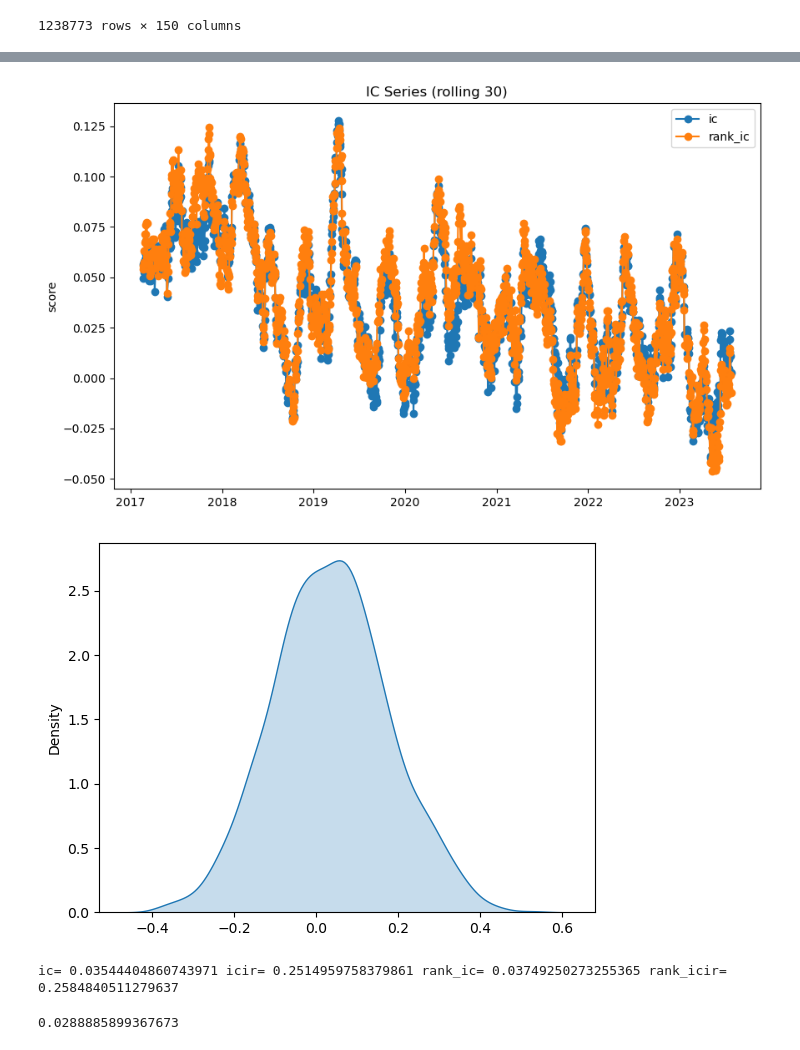
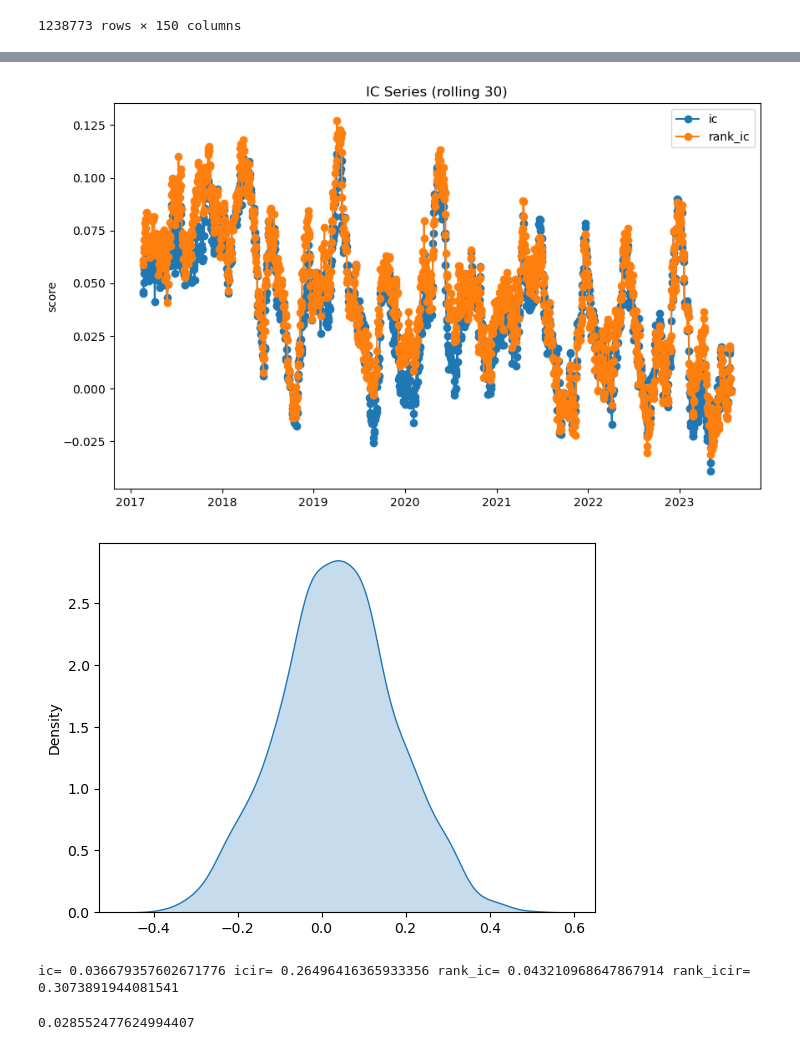
Before and after one commit to HaoningChen/scutquant, a Jupyter notebook: 实践案例/tutorial.ipynb, the cells around one changed output, grey strips where cells are left out. Cells and saved outputs as stored; diff of their text form; code cells hidden in the pictures.

```diff
--- a/实践案例/tutorial.ipynb
+++ b/实践案例/tutorial.ipynb
@@ -82,11 +71,11 @@ split_params = {
         "valid_end_date": "2016-12-31"
     }
 }
-# 按split_params拆分出训练集、验证集和测试集, 并在截面上进行标准化
-result = q.auto_process(X, "label", groupby="instrument", split_params=split_params, select=False, orth=False, clip=5)
+# 使用auto_process按照标准流程进行数据处理, 并按split_params拆分出训练集、验证集和测试集
+result = q.auto_process(X, "label", split_params=split_params)
 
 X_train, y_train, X_valid, y_valid = result["X_train"], result["y_train"], result["X_valid"], result["y_valid"]
-X_test, y_test, ymean, ystd = result["X_test"], result["y_test"], result["ymean"], result["ystd"]
+X_test = result["X_test"]
 # %% [output]
 <class 'pandas.core.frame.DataFrame'>
 MultiIndex: 1238773 entries, (Timestamp('2006-01-04 00:00:00'), '000001.SZ') to (Timestamp('2023-07-25 00:00:00'), '688981.SH')
@@ -121,8 +98,6 @@ model = q.auto_lgbm(X_train, y_train, X_valid, y_valid, early_stopping=50)
 
 pred = model.predict(X_test)
 pred = pd.DataFrame(pred, columns=["predict"], index=X_test.index)
-pred["predict"] += ymean.groupby("datetime").shift(2).fillna(0.0002)  # 为防止数据泄露, 使用滞后2阶的mean和std还原预测值
-pred["predict"] *= ystd.groupby("datetime").shift(2).fillna(0.0189)
-pred.describe()
+report.single_factor_ana(pred.iloc[:, 0])
 # %% [output]
 Training until validation scores don't improve for 50 rounds
@@ -154,15 +121,17 @@ Early stopping, best iteration is:
 # %%
+df_test = df[df.index.isin(pred.index)]
+target = df_test["label"]  # 真实收益率
 # 使用IC评判拟合优度
-ic, icir, rank_ic, rank_icir = q.ic_ana(pred, y_test, groupby='datetime')
+ic, icir, rank_ic, rank_icir = q.ic_ana(pred, target, groupby='datetime')
 print('ic=', ic, 'icir=', icir, 'rank_ic=', rank_ic, 'rank_icir=', rank_icir)
 # 使用pearson相关系数评判拟合优度
-r = q.pearson_corr(pred["predict"], y_test)
+r = q.pearson_corr(pred["predict"], target)
 r
 # %% [output]
-[figure, old version]
+[figure, new version]
-[figure, old version]
+[figure, new version]
-ic= 0.03544404860743971 icir= 0.2514959758379861 rank_ic= 0.03749250273255365 rank_icir= 0.2584840511279637
+ic= 0.036679357602671776 icir= 0.26496416365933356 rank_ic= 0.043210968647867914 rank_icir= 0.3073891944081541
-0.0288885899367673
+0.028552477624994407
 # %%
 # 以下为回测部分
 # 将预测值处理成回测需要的格式(需要知道预测值"predict", 交易价格price和交易量volume)
```
Also changed, not shown: parts of 12 cells of this notebook.
